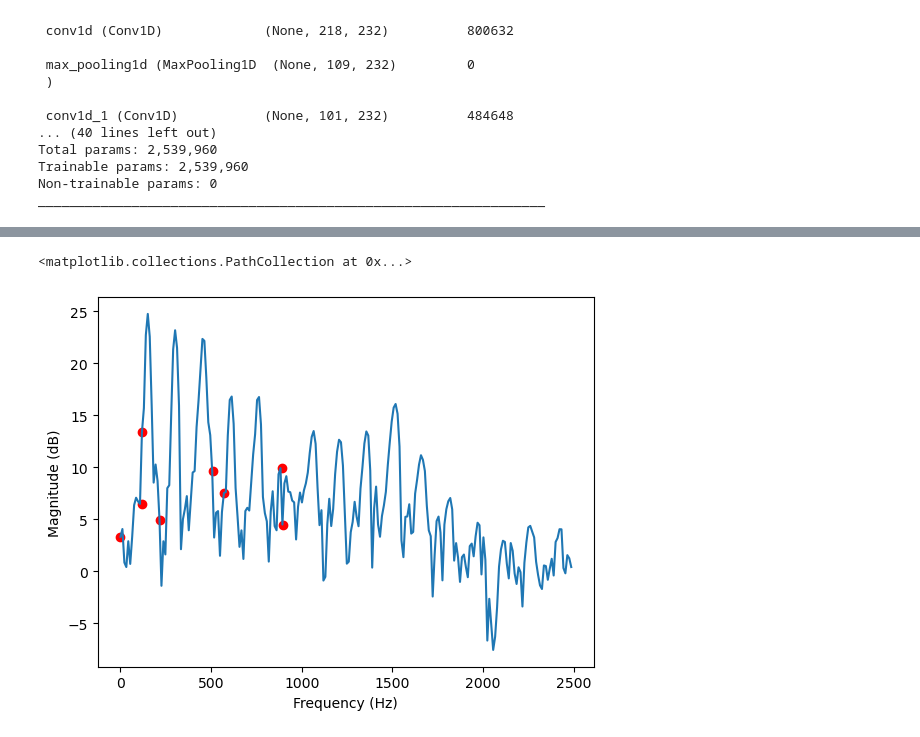
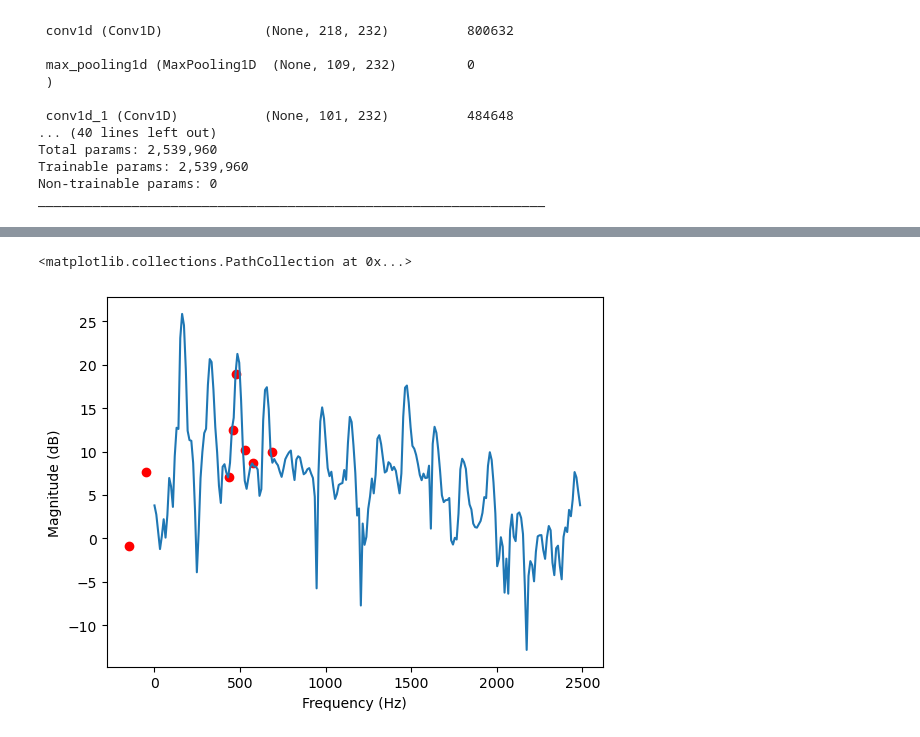
Before and after one commit to vivekvjyn/strawberry-fields, a Jupyter notebook: notebooks/model.ipynb, the cells around one changed output, grey strips where cells are left out. Drawn from its saved outputs; the diff is of its cells as text; code cells hidden in the pictures.

```diff
--- a/notebooks/model.ipynb
+++ b/notebooks/model.ipynb
@@ -119,5 +119,5 @@ Epoch 50/50
 fs = 44100
 N = 4096
 # %%
-prediction = model.predict(X_train)
+prediction = model.predict(X_test)
 # %% [output]
@@ -125,8 +125,8 @@ prediction = model.predict(X_train)
 # %%
 plt.xlabel('Frequency (Hz)')
 plt.ylabel('Magnitude (dB)')
-plt.plot(np.arange(len(X_train[100])) * 44100 / 4096, X_train[100])
-plt.scatter(prediction[100], [X_train[100][int(i * N / fs)] for i in prediction[100]], c='r')
+plt.plot(np.arange(len(X_test[40])) * 44100 / 4096, X_test[40])
+plt.scatter(prediction[40], [X_test[40][int(i * N / fs)] for i in prediction[40]], c='r')
 # %% [output]
 <matplotlib.collections.PathCollection at 0x...>
-[figure, old version]
+[figure, new version]
```
Also changed, not shown: parts of 5 cells of this notebook.
